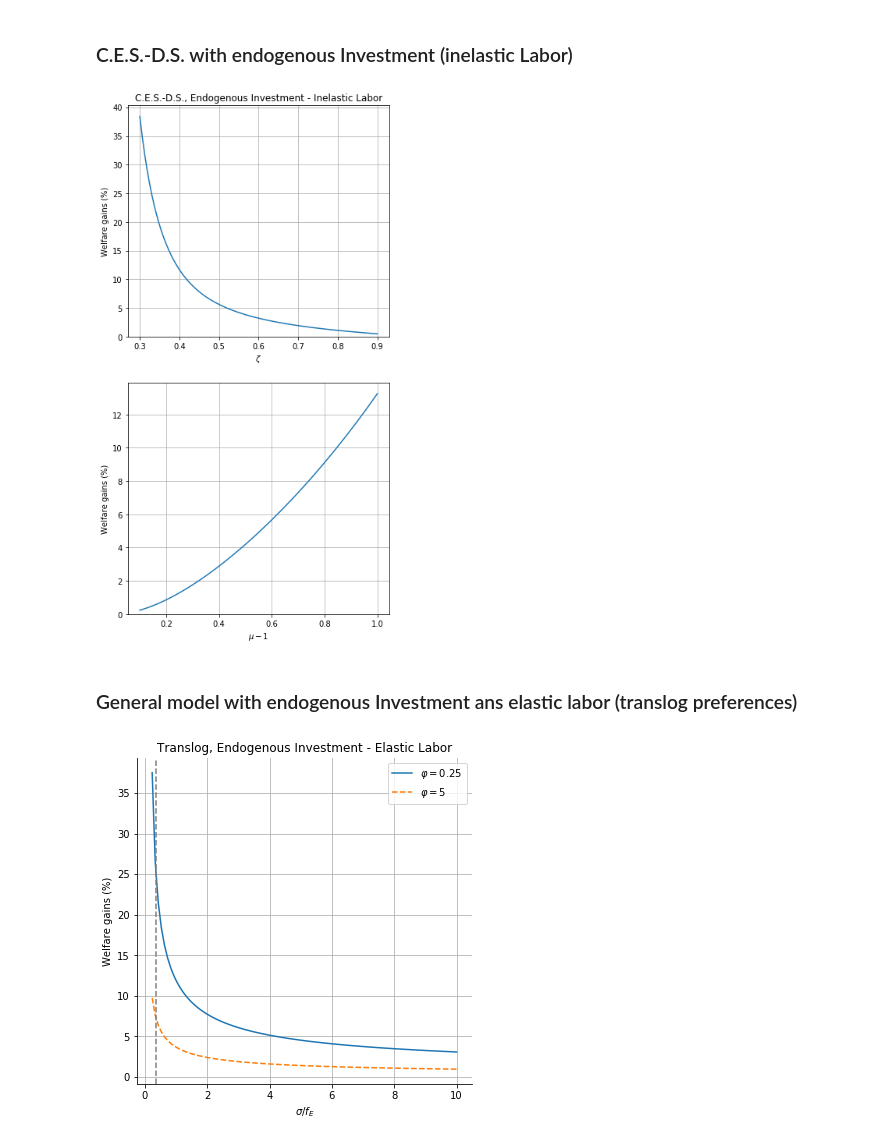
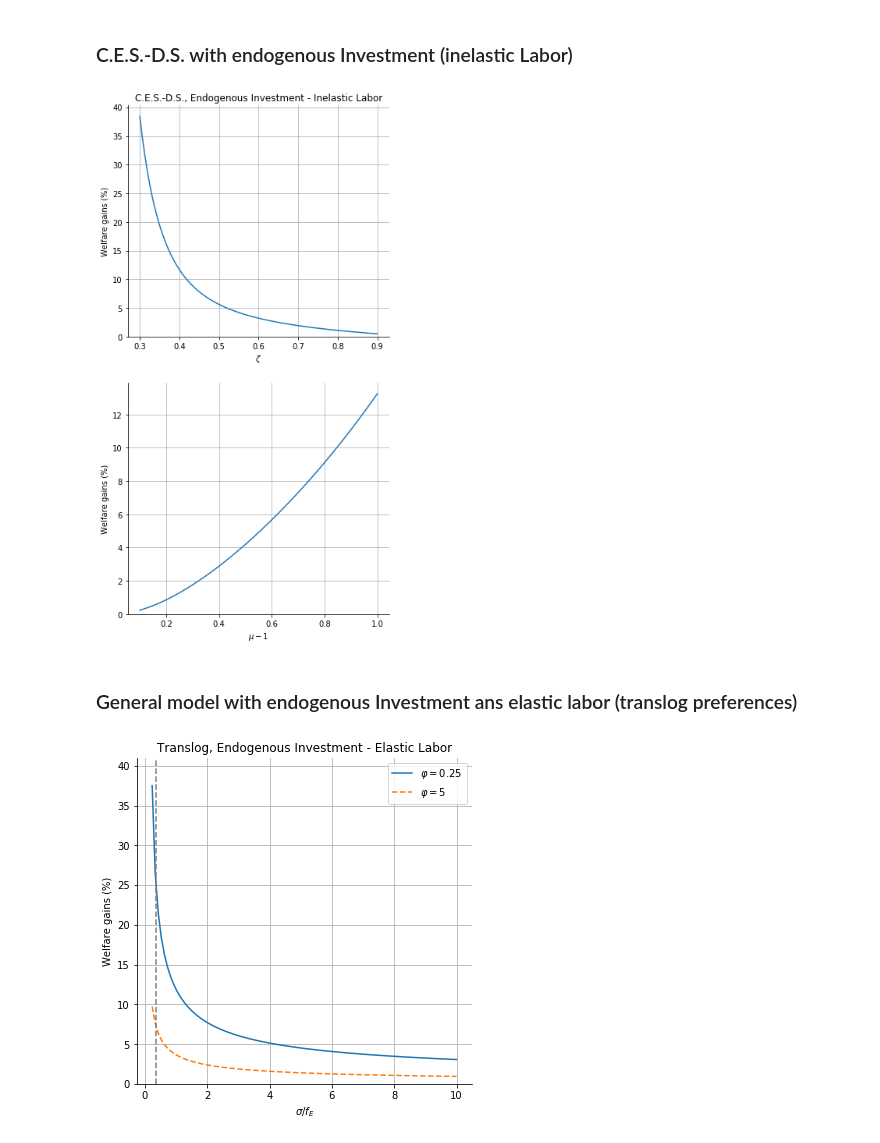
Before and after one commit to ezgioz/BGM, a Jupyter notebook: Produce graphs.ipynb, the cells around one changed output. Cells and saved outputs as stored; diff of their text form; code cells hidden in the pictures.

```diff
--- a/Produce graphs.ipynb
+++ b/Produce graphs.ipynb
@@ -32,7 +71,7 @@ N = 100 #Number of grid points for the free parameter range
 
 experiments = [
     ### Baseline model
-    dict(modfile='ces', freeparam='xi', range=(0.2,1.0,N)),
+    dict(modfile='ces', freeparam='xi', range=(0.01,1.0,N)),
     dict(modfile='exponential', freeparam='alpha', range=(0.1,10,N)),
     dict(modfile='translog',  freeparam='sigma', range=(0.1,10,N)),
 
@@ -165,7 +249,7 @@ plt.savefig('output/BGM_welfare_gains_EL.svg')
 fig = plt.figure(figsize=(6,12))
 
 
-plt.subplot(211)
+ax = plt.subplot(211)
 plt.plot(df['cesds_EI_zeta'],df['cesds_EI_zeta_gain'])
 plt.ylabel('Welfare gains (%)')
 plt.xlabel("$\\zeta$")
@@ -175,9 +259,11 @@ plt.title("C.E.S.-D.S., Endogenous Investment - Inelastic Labor")
 plt.grid()
 # xlim(4,8)
 # ylim(0,0.2)
+#remove top and right borders
+ax.spines['top'].set_visible(False)
+ax.spines['right'].set_visible(False)
 
-
-plt.subplot(212)
+ax = plt.subplot(212)
 plt.plot(df['cesds_EI_mu']-1,df['cesds_EI_mu_gain'])
 plt.ylabel('Welfare gains (%)')
 
@@ -189,39 +275,44 @@ plt.grid()
 # xlim(4,8)
 # ylim(0,0.2)
 
+#remove top and right borders
+ax.spines['top'].set_visible(False)
+ax.spines['right'].set_visible(False)
+
+
 plt.savefig('output/BGM_welfare_gains_EI.png')
 plt.savefig('output/BGM_welfare_gains_EI.pdf')
 plt.savefig('output/BGM_welfare_gains_EI.svg')
 # %% [output]
-[figure, old version]
+[figure, new version]
 # %% [markdown]
 ### General model with endogenous Investment ans elastic labor (translog preferences)
 # %%
 fig,ax = plt.subplots(figsize=(6,6))
-plt.plot(df['translog_ELEI_varphiL_varphi025_sigma'],df['translog_ELEI_varphiL_varphi025_sigma_gain'], label="$\\varphi = 0.25$")
-plt.plot(df['translog_ELEI_varphiH_varphi5_sigma'],df['translog_ELEI_varphiH_varphi5_sigma_gain'], label="$\\varphi = 5$", linestyle='--', )
+plt.plot(df['translog_ELEI_varphi025_sigma'],df['translog_ELEI_varphi025_sigma_gain'], label="$\\varphi = 0.25$")
+plt.plot(df['translog_ELEI_varphi5_sigma'],df['translog_ELEI_varphi5_sigma_gain'], label="$\\varphi = 5$", linestyle='--', )
 plt.ylabel('Welfare gains (%)')
 plt.xlabel("$\\sigma/ f_{E}$")
 #yl = plt.ylim()
 #plt.ylim(0,yl[1])
 plt.title("Translog, Endogenous Investment - Elastic Labor")
 plt.grid()
 plt.legend(loc='best')
 
 #plt.xlim(0,10)
-#plt.ylim(0,41)
+plt.ylim(0,41)
 
 # Exact point where sigma = 0.35 to show
 # sigma = 0.35, phi=0.25 --> welfare gains(%) 25.121546
 # sigma = 0.35, phi=5 --> welfare gains(%) 7.28467
 plt.axvline(x=0.35, linestyle='--', color='gray')
 
 #remove top and right borders
 ax.spines['top'].set_visible(False)
 ax.spines['right'].set_visible(False)
 
 plt.savefig('output/BGM_welfare_gains_general_model.png')
 plt.savefig('output/BGM_welfare_gains_general_model.pdf')
 plt.savefig('output/BGM_welfare_gains_general_model.svg')
 # %% [output]
-[figure, old version]
+[figure, new version]
```
Also changed, not shown: parts of 8 cells of this notebook, 4 other files.
